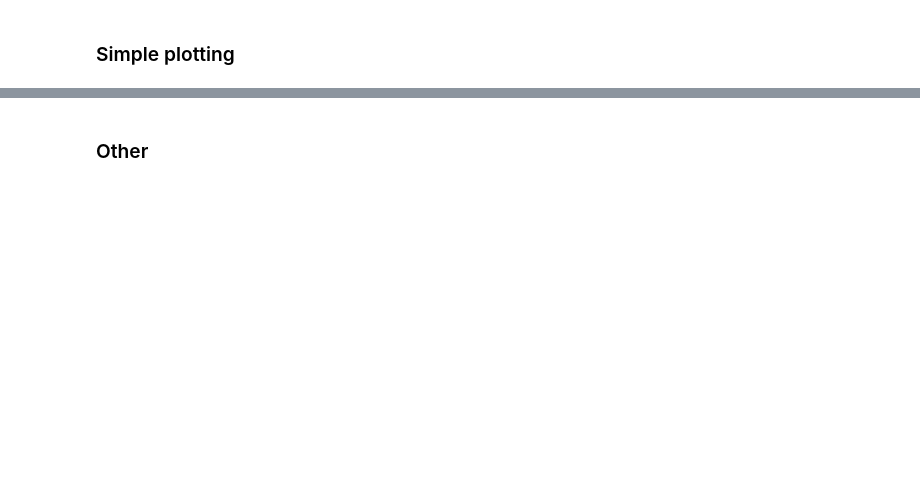
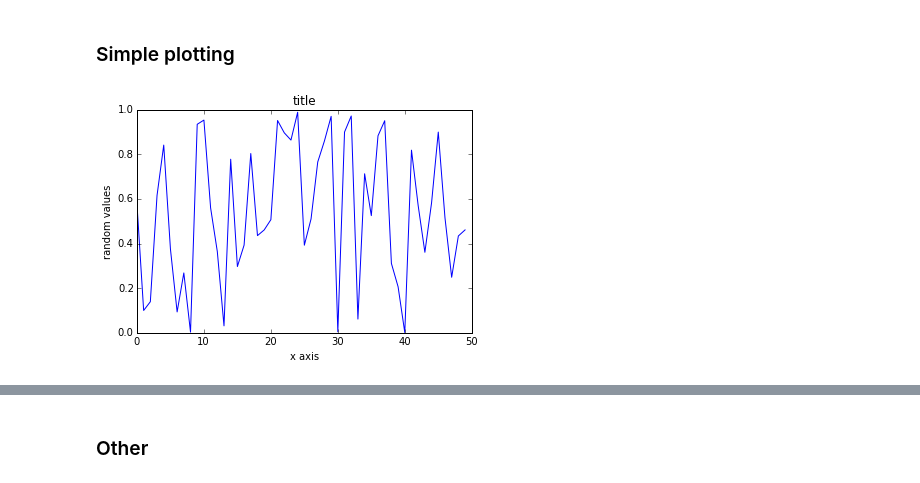
Before and after one commit to FRI-whitedwarf/PythonTutorials, a Jupyter notebook: Python1.ipynb, the cells around one changed output, grey strips where cells are left out. Saved outputs shown, nothing was run; the diff lists cells and outputs as text; code cells hidden in the pictures; blank space fills up the shorter version.

Commit message:
Updated first python tutorial
First draft complete.

```diff
--- a/Python1.ipynb
+++ b/Python1.ipynb
@@ -340,2 +378,20 @@ print [[1,2,3,4],[5,6,7,8]]
 # %% [markdown]
 ### Simple plotting
+# %%
+#It is essential for the scientist to be able to communicate their data and results effectively to their audience,
+#and Python has multiple options for plotting modules, with matplotlib being the most widely used today.
+import matplotlib.pyplot as plt
+#the next line tells IPython to disply the plots in the Notebook!
+%matplotlib inline
+
+x = np.arange(50)
+y = np.random.rand(50)
+
+plt.figure()
+plt.plot(x,y)
+plt.xlabel('x axis')
+plt.ylabel('random values')
+plt.title('title')
+plt.show()
+# %% [output]
+[figure, added]
```
Also changed, not shown: parts of 15 cells of this notebook.
